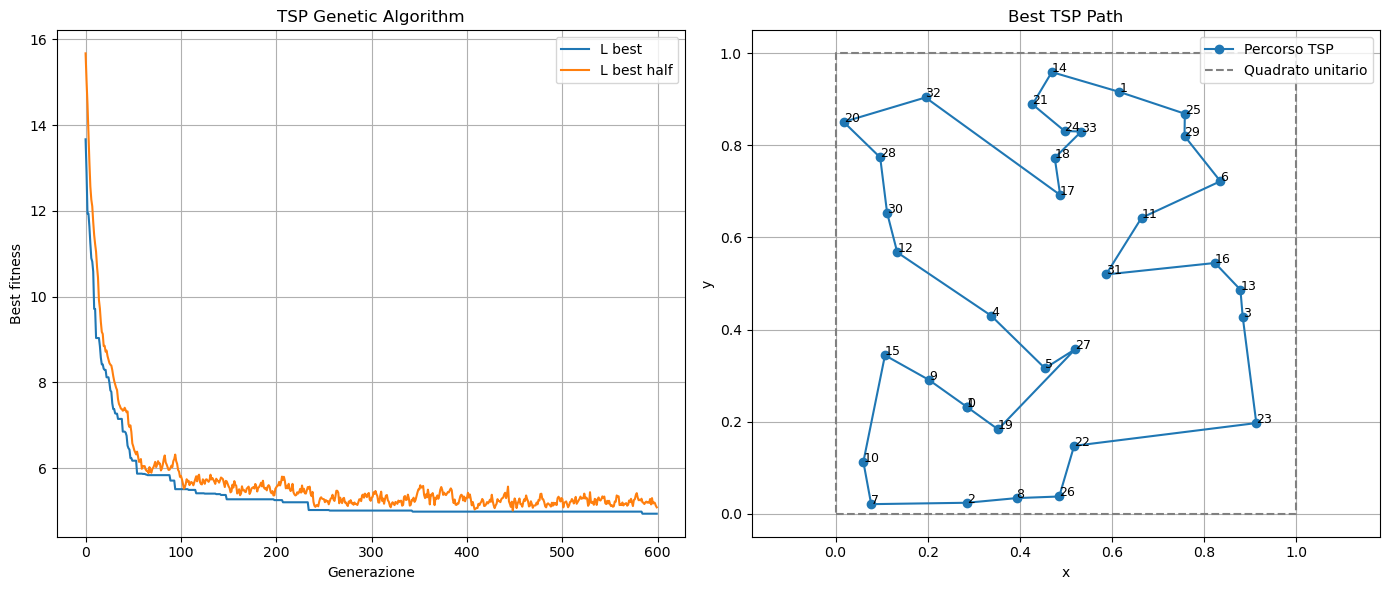
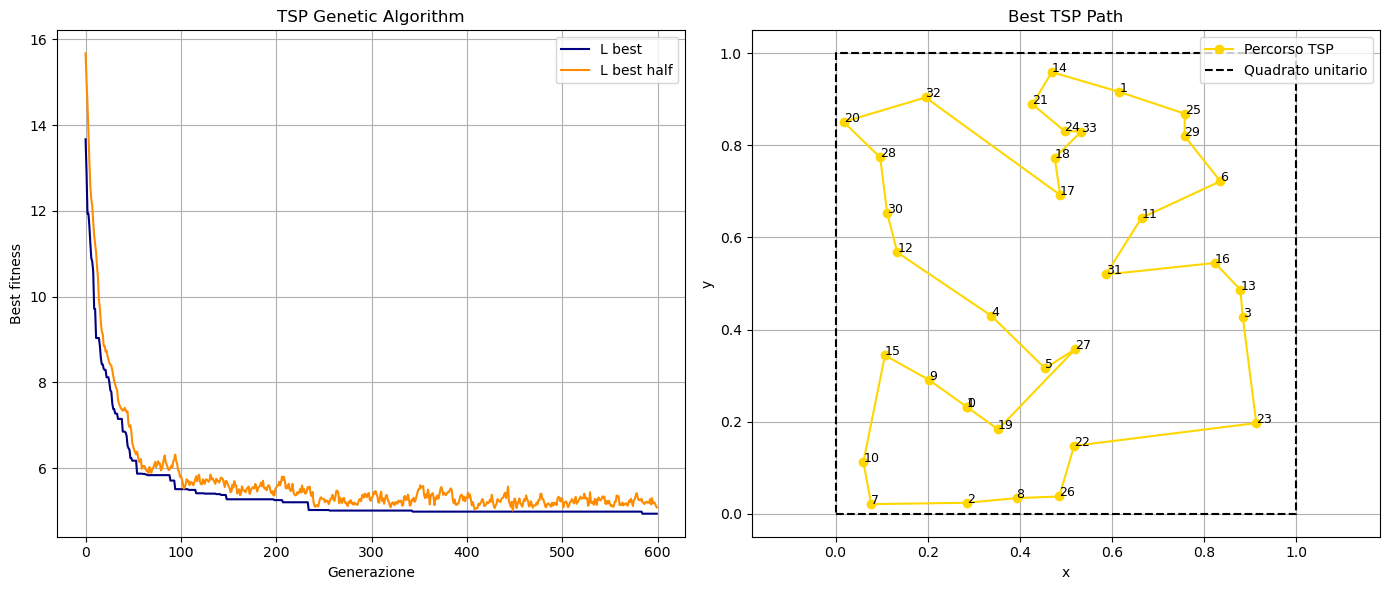
The notebook cell's code change between the first figure and the second:
--- before
+++ after
@@ -22,6 +22,6 @@
 
 # PLOT FITNESS VS GENERAZIONE
-ax[0].plot(generation, fitness, label = "L best")
-ax[0].plot(generation, ave, label = "L best half")
+ax[0].plot(generation, fitness, label = "L best", color = 'navy')
+ax[0].plot(generation, ave, label = "L best half", color = 'darkorange')
 ax[0].set_xlabel("Generazione")
 ax[0].set_ylabel("Best fitness")
@@ -35,5 +35,5 @@
 square_y = [0, 0, 1, 1, 0]
 
-ax[1].plot(x, y, marker='o', label = "Percorso TSP")
+ax[1].plot(x, y, marker='o', label = "Percorso TSP", color = 'gold')
 
 for i in range(len(city_id)):
@@ -43,5 +43,5 @@
 ax[1].set_ylabel("y")
 ax[1].set_title("Best TSP Path")
-ax[1].plot(square_x, square_y, linestyle='--', color= 'gray', label = "Quadrato unitario")
+ax[1].plot(square_x, square_y, linestyle='--', color= 'black', label = "Quadrato unitario")
 ax[1].axis('equal')
 

Commit: notebook and main fixed